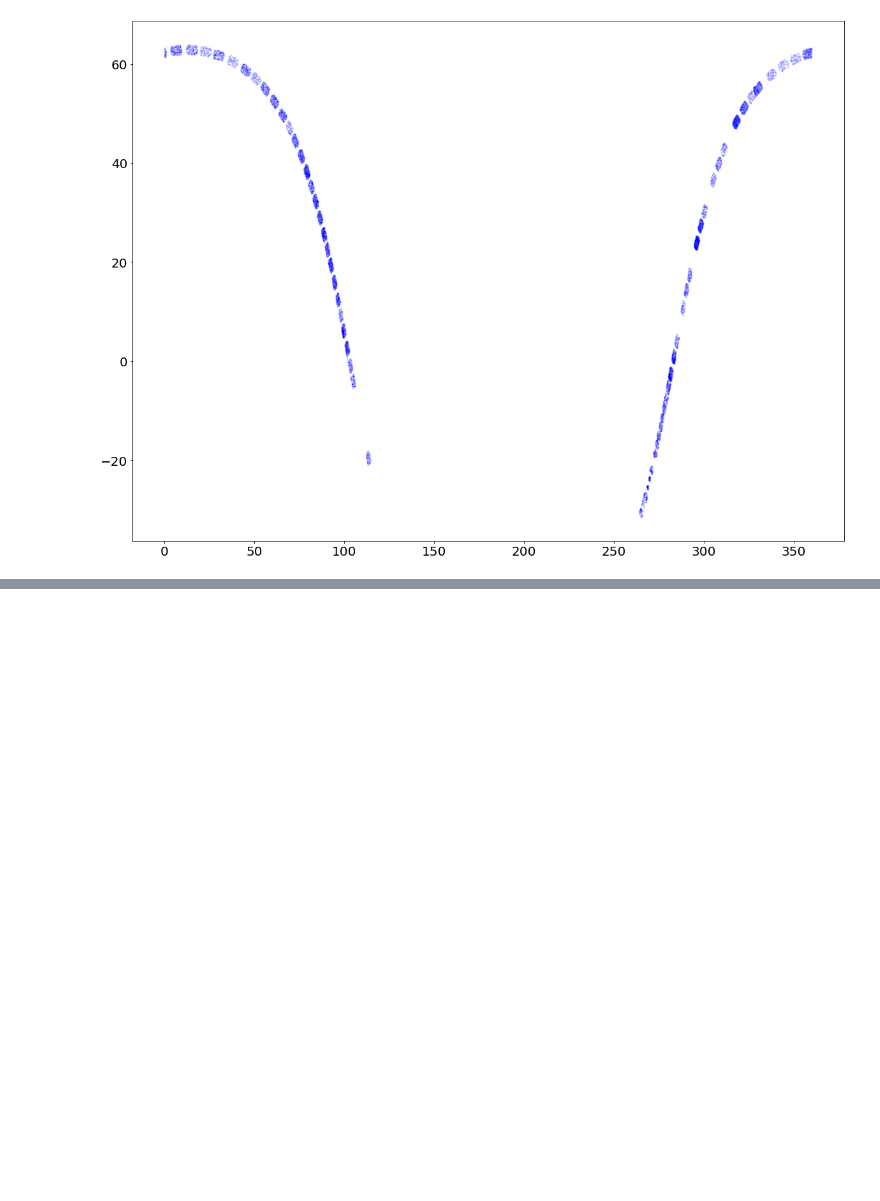
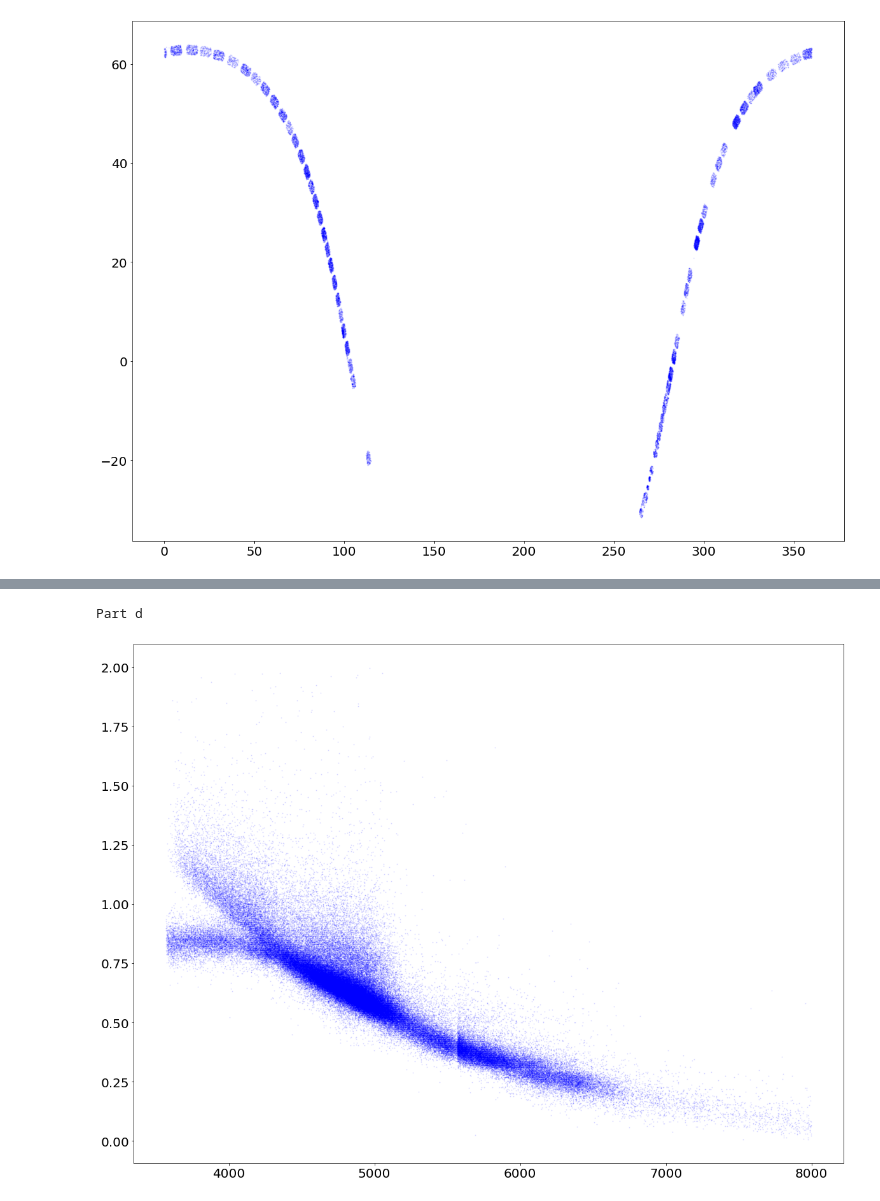
Before and after one commit to maranatadadet/Matt, a Jupyter notebook: Homework 9.ipynb, the cells around one changed output, grey strips where cells are left out. Cells and saved outputs as stored; diff of their text form; code cells hidden in the pictures; blank space fills up the shorter version.

```diff
--- a/Homework 9.ipynb
+++ b/Homework 9.ipynb
@@ -296,29 +301,35 @@ plt.show()
 # %%
 print ('Part d')
 # READ IN FITS FILES
 star_hdus = fits.open('allStar-l31c.2.fits')
 star = star_hdus[1].data
 #print(star_hdus[1].columns)
 star_hdus.close()
 
+starjk = star['J']-star['K']
+jk_err = np.sqrt((star['J_ERR']**2) +(star['K_ERR']**2))
+
 # TWO BITWISE FLAGS FOR BAD DATA
 badbits = 2**23        # aspcapstar flag - Chemistry
 suspectbits = 2**16    # star flag - Stellar parameters
 
 gd3 = (np.bitwise_and(star['aspcapflag'], badbits) == 0) &\
      (np.bitwise_and(star['starflag'], suspectbits) == 0) &\
      ((star['GLAT']< -10) | (star['GLAT']> 10)) &\
-     (star['FE_H'] > -9999) & (star['FE_H'] < 9999) &\
-     (star['O_FE'] < 9999) & (star['O_FE'] > - 9999)
+     (star['TEFF'] > 2500) & (star['TEFF'] < 8000) &\
+     (starjk <2) & (starjk > 0)
 
 good3 = np.where(gd3)[0]
 
 fig = plt.figure(figsize=(20,15))
 ax = fig.add_subplot(111)
-ax.scatter(star['FE_H'][good3],star['O_FE'][good3],s=1,c='b',alpha=0.1)
+ax.scatter(star['TEFF'][good3],starjk[good3],s=1,c='b',alpha=0.1)
 
 ax.xaxis.set_tick_params(labelsize=20)
 ax.yaxis.set_tick_params(labelsize=20)
+# %% [output]
+Part d
+[figure, added]
 # %%
 print ('Part e')
 # READ IN FITS FILES
```
Also changed, not shown: parts of 5 cells of this notebook.
